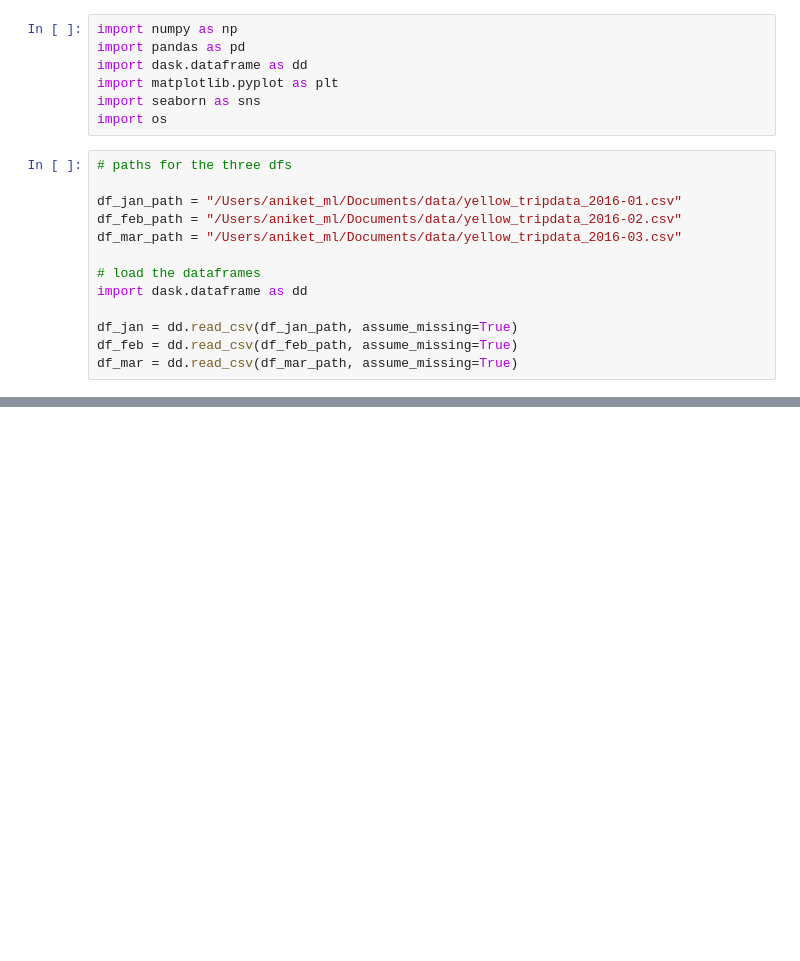
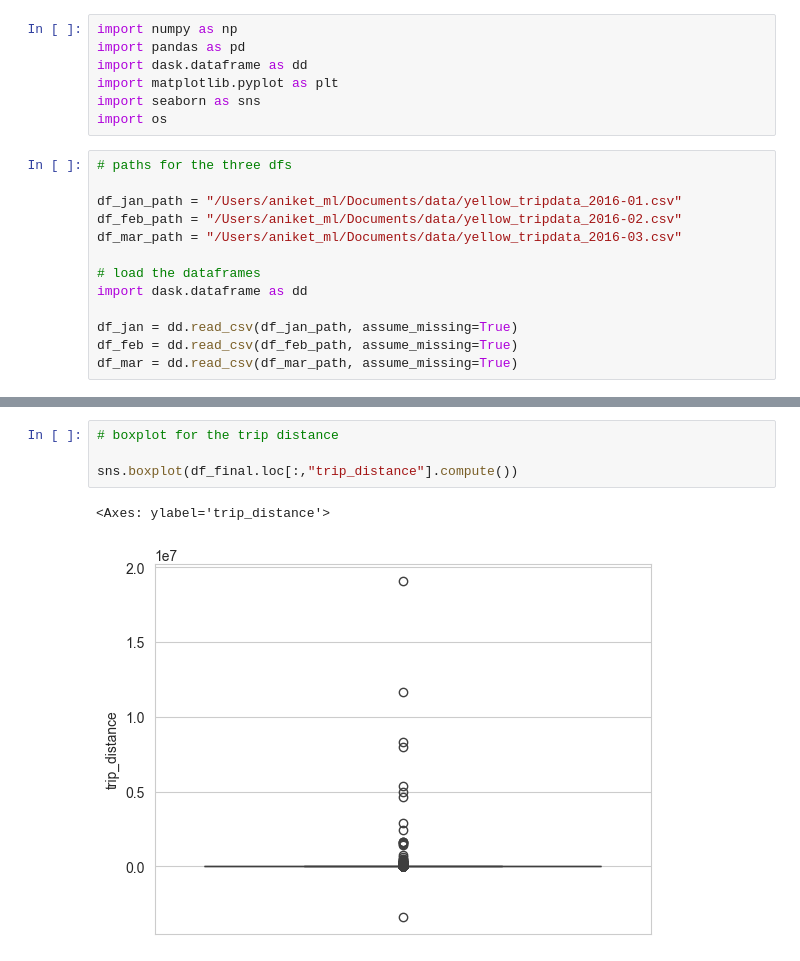
Before and after one commit to iamaniket0/UberPrediction, a Jupyter notebook: notebooks/EDA-demand-prediction.ipynb, the cells around one changed output, grey strips where cells are left out. Saved outputs shown, nothing was run; the diff lists cells and outputs as text; blank space fills up the shorter version.

```diff
--- a/notebooks/EDA-demand-prediction.ipynb
+++ b/notebooks/EDA-demand-prediction.ipynb
@@ -47,0 +202,7 @@ RuntimeError: No visualization engine detected, please install graphviz or ipycy
+# %%
+# boxplot for the trip distance
+
+sns.boxplot(df_final.loc[:,"trip_distance"].compute())
+# %% [output]
+<Axes: ylabel='trip_distance'>
+[figure, added]
```
Also changed, not shown: parts of 53 cells of this notebook.
